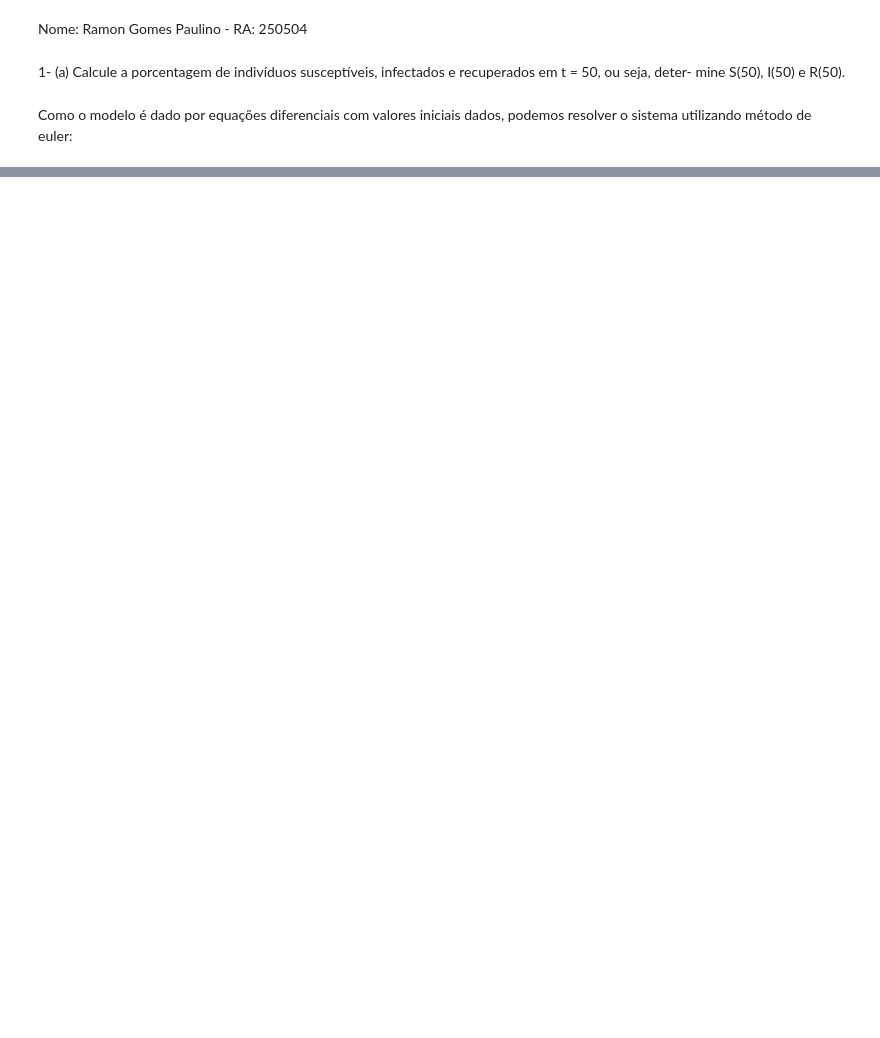
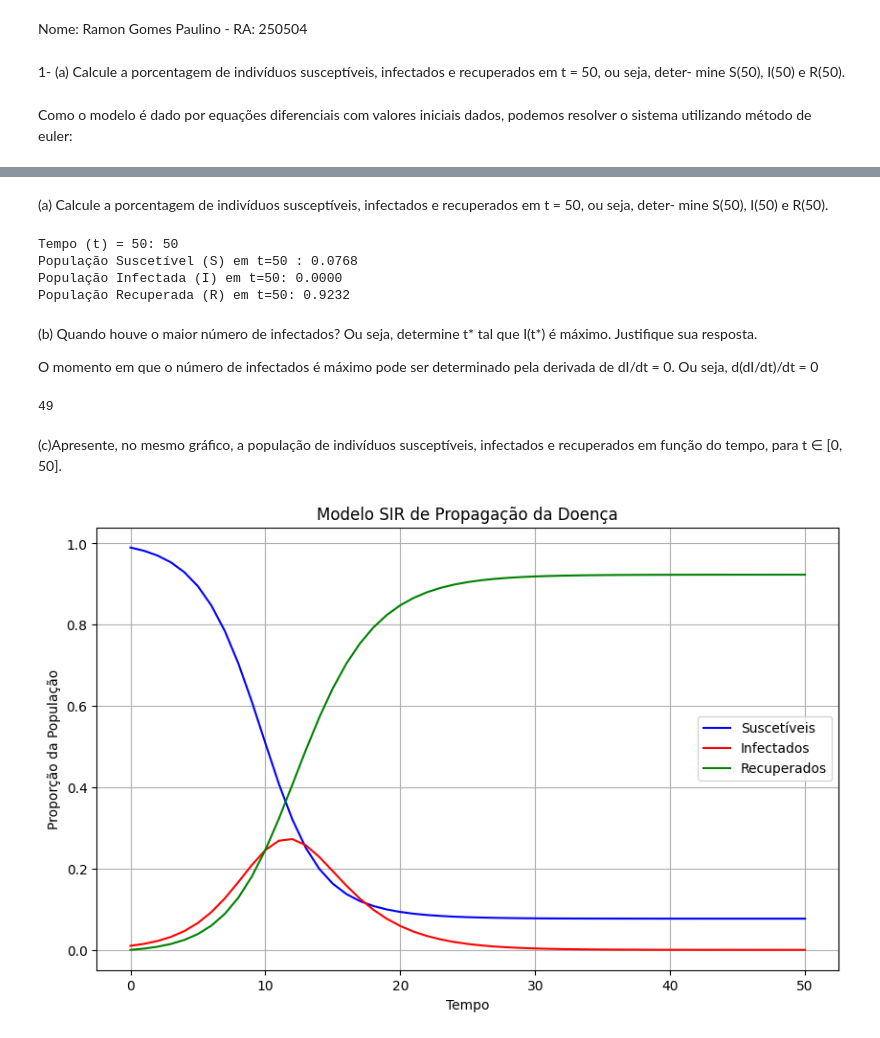
Before and after one commit to ramon-paulino/MS211, a Jupyter notebook: Atividade_3_RA250504.ipynb, the cells around one changed output, grey strips where cells are left out. Drawn from its saved outputs; the diff is of its cells as text; code cells hidden in the pictures; blank space fills up the shorter version.

```diff
--- a/Atividade_3_RA250504.ipynb
+++ b/Atividade_3_RA250504.ipynb
@@ -52,0 +31,64 @@ R(50) = 0.9232
+# %% [markdown]
+(a) Calcule a porcentagem de indivíduos susceptíveis, infectados e recuperados em t = 50, ou seja, deter-
+mine S(50), I(50) e R(50).
+# %%
+# Parâmetros do modelo SIR
+beta = 0.8  # Taxa de transmissão
+gamma = 0.3125  # Taxa de recuperação
+N = 1000  # População total
+
+# Condições iniciais
+S0 = 0.99  # Indivíduos suscetíveis iniciais
+I0 = 0.01  # Indivíduos infectados iniciais
+R0 = 0    # Indivíduos recuperados iniciais
+
+# Tempo de simulação
+t_max = 51
+
+# Passo de tempo
+dt = 1
+
+t, S, I, R = euler(t_max, dt, S0, I0, R0, beta, gamma)
+
+print("Tempo (t) = 50:", t[-1])
+print(f"População Suscetível (S) em t=50 : {S[-1]:.4f}")
+print(f"População Infectada (I) em t=50: {I[-1]:.4f}")
+print(f"População Recuperada (R) em t=50: {R[-1]:.4f}")
+# %% [output]
+Tempo (t) = 50: 50
+População Suscetível (S) em t=50 : 0.0768
+População Infectada (I) em t=50: 0.0000
+População Recuperada (R) em t=50: 0.9232
+# %% [markdown]
+(b) Quando houve o maior número de infectados? Ou seja, determine t* tal que I(t*) é máximo. Justifique sua resposta.
+
+O momento em que o número de infectados é máximo pode ser determinado pela derivada de dI/dt = 0. Ou seja, d(dI/dt)/dt = 0
+# %%
+# Encontrar o tempo em que a população infectada é máxima
+dI = []
+for i in range(t_max-1):
+    derivada_I = beta*S[i] - gamma
+    dI.append(derivada_I)
+
+#print(dI)
+t_max_infectados = t[dI.index(min(dI))]
+t_max_infectados
+# %% [output]
+49
+# %% [markdown]
+(c)Apresente, no mesmo gráfico, a população de indivíduos susceptíveis, infectados e recuperados em
+função do tempo, para t ∈ [0, 50].
+# %%
+# Plotagem dos resultados
+plt.figure(figsize=(10,6))
+plt.plot(t, S, label='Suscetíveis', color='blue')
+plt.plot(t, I, label='Infectados', color='red')
+plt.plot(t, R, label='Recuperados', color='green')
+plt.xlabel('Tempo')
+plt.ylabel('Proporção da População')
+plt.title('Modelo SIR de Propagação da Doença')
+plt.legend()
+plt.grid()
+plt.show()
+# %% [output]
+[figure, added]
```
Also changed, not shown: parts of 1 cell of this notebook.
